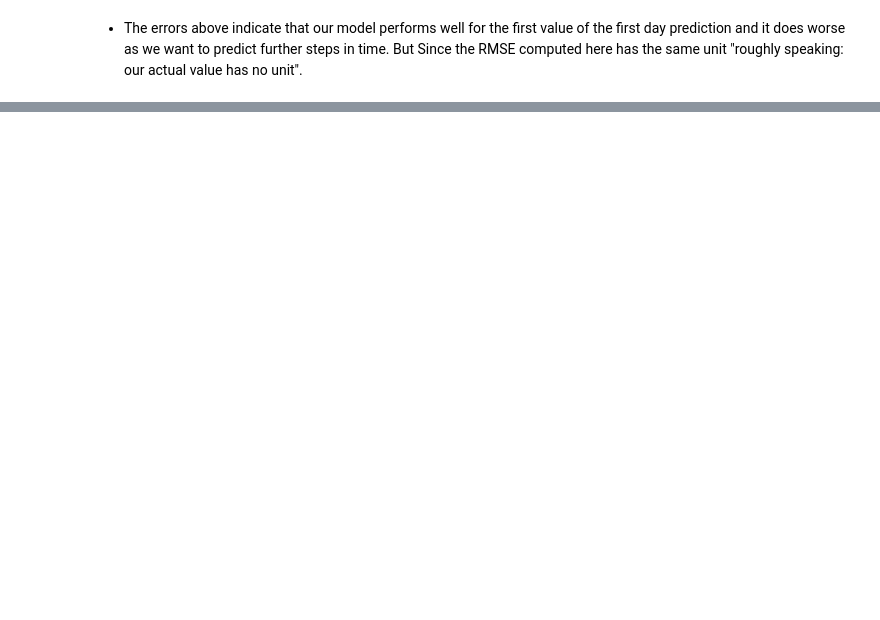
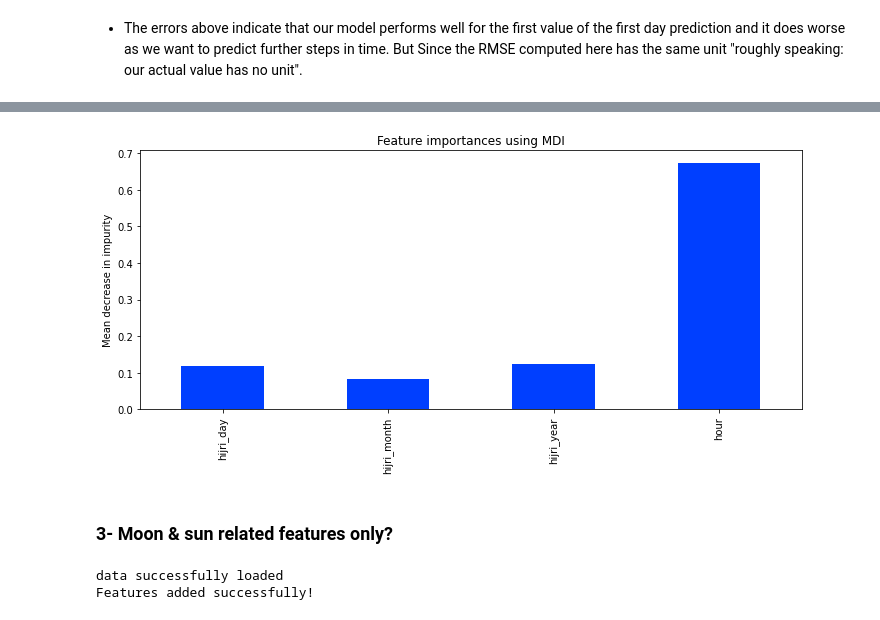
Before and after one commit to otmane-el-aloi/Prediction-of-tidal-coefficients, a Jupyter notebook: featureEngineering.ipynb, the cells around one changed output, grey strips where cells are left out. Saved outputs shown, nothing was run; the diff lists cells and outputs as text; code cells hidden in the pictures; blank space fills up the shorter version.

```diff
--- a/featureEngineering.ipynb
+++ b/featureEngineering.ipynb
@@ -62,0 +84,4 @@ plot_forcast(X_test, y_test, y_predicted, 88)
+# %%
+df['year'] = df["dateTime"].dt.year.values
+df_test = df[df["year"]==2021]
+df_train = df[df["year"]!=2021]
@@ -62,0 +120,22 @@ plot_forcast(X_test, y_test, y_predicted, 88)
+# %%
+rf_model = RF.model
+
+importances = rf_model.feature_importances_
+forest_importances = pd.Series(importances, index=X_train.columns)
+
+fig, ax = plt.subplots(figsize = (10, 5))
+forest_importances.plot.bar( ax=ax)
+ax.set_title("Feature importances using MDI")
+ax.set_ylabel("Mean decrease in impurity")
+fig.tight_layout()
+# %% [output]
+[figure, added]
+# %% [markdown]
+### 3- Moon & sun related features only?
+# %%
+DL = DataLoader()
+DL.createDataFrame()
+DL.addMoonSunFeatures()
+# %% [output]
+data successfully loaded
+Features added successfully!
```
Also changed, not shown: parts of 46 cells of this notebook, 2 other files.
